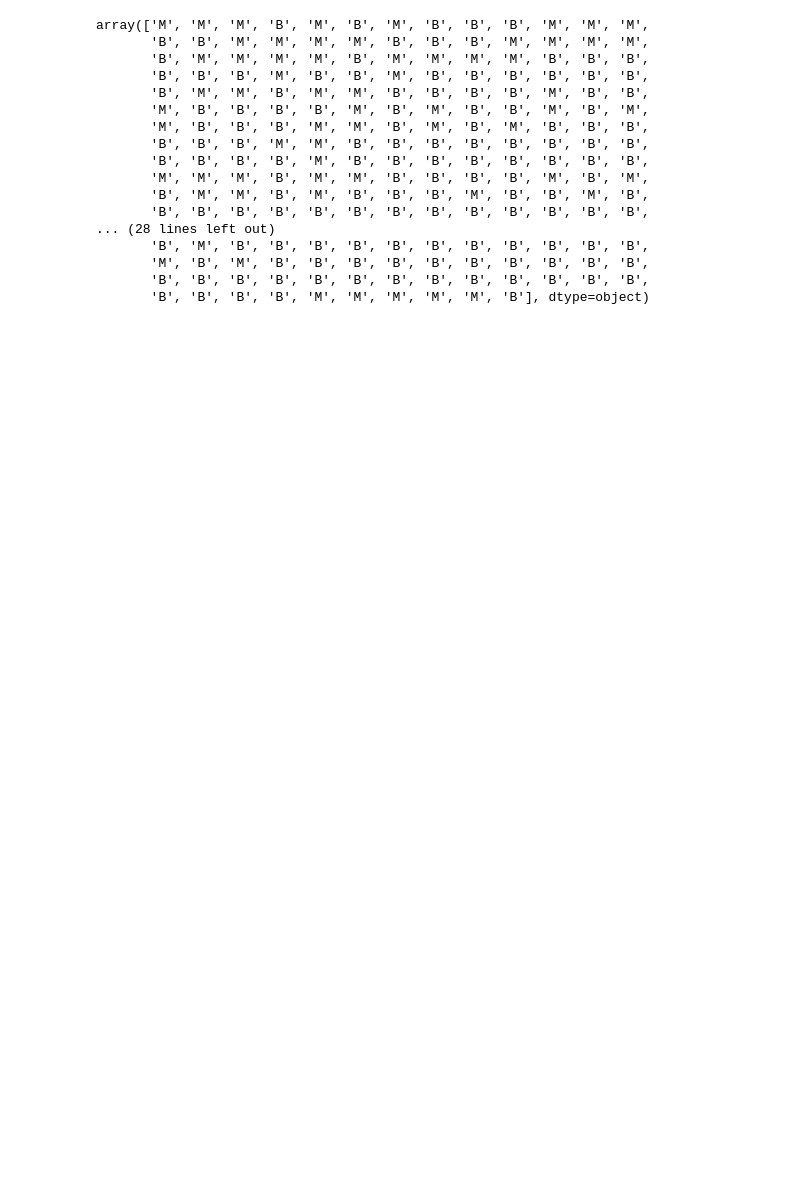
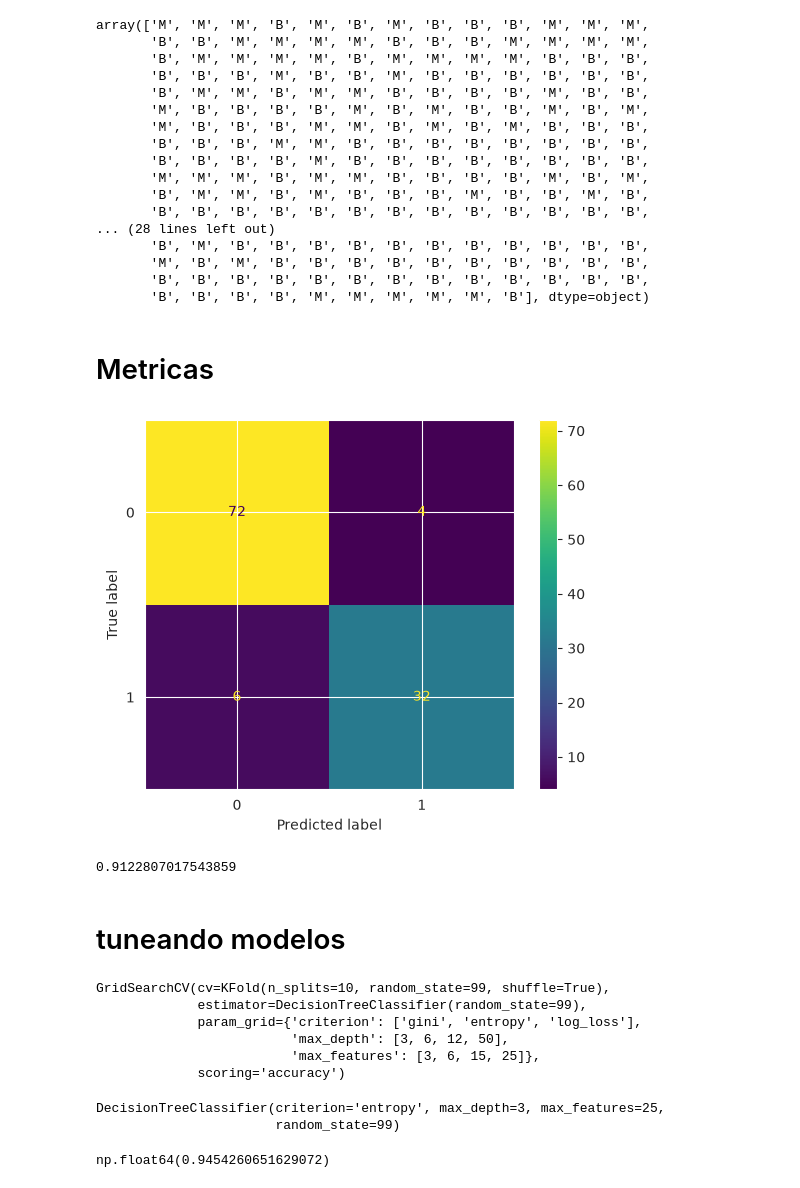
Before and after one commit to gerardofv02/Master, a Jupyter notebook: Machine learning - PART IV/Ejemplos/Ejemplo tema2.ipynb, the cells around one changed output. Saved outputs shown, nothing was run; the diff lists cells and outputs as text; code cells hidden in the pictures; blank space fills up the shorter version.

```diff
--- a/Machine learning - PART IV/Ejemplos/Ejemplo tema2.ipynb
+++ b/Machine learning - PART IV/Ejemplos/Ejemplo tema2.ipynb
@@ -610,3 +612,5 @@ array(['M', 'M', 'M', 'B', 'M', 'B', 'M', 'B', 'B', 'B', 'M', 'M', 'M',
        'M', 'B', 'M', 'B', 'B', 'B', 'B', 'B', 'B', 'B', 'B', 'B', 'B',
        'B', 'B', 'B', 'B', 'B', 'B', 'B', 'B', 'B', 'B', 'B', 'B', 'B',
        'B', 'B', 'B', 'B', 'M', 'M', 'M', 'M', 'M', 'B'], dtype=object)
+# %% [markdown]
+# Metricas
@@ -612,0 +620,56 @@ array(['M', 'M', 'M', 'B', 'M', 'B', 'M', 'B', 'B', 'B', 'M', 'M', 'M',
+# %%
+x_train, x_test, y_train, y_test = train_test_split(x,y,test_size=.2,random_state=99)
+
+model = DecisionTreeClassifier(random_state=99)
+model.fit(x_train,y_train)
+y_hat = model.predict(x_test)
+## hay q comparar y_hat que es la que estamos prediciendo con y_test, para la matriz de confusion
+# a psera de  uno sea pandas serie sy otr un array, no pasa nada, ma matriz de confusion lo hace bien:
+
+cm = confusion_matrix(y_true=y_test,y_pred=y_hat)
+ConfusionMatrixDisplay(cm).plot()
+plt.show()
+# %% [output]
+[figure, added]
+# %%
+accuracy_score(y_true=y_test,y_pred=y_hat) # para el accuracy
+# %% [output]
+0.9122807017543859
+# %% [markdown]
+# tuneando modelos
+# %%
+from sklearn.model_selection import GridSearchCV
+
+seed =99
+model = DecisionTreeClassifier(random_state=seed)
+cv_technique = KFold(n_splits=10, shuffle=True,random_state=seed)
+params = {
+    'criterion': ['gini','entropy','log_loss'],
+    'max_depth': [3,6,12,50],
+    'max_features': [3,6,15,25]
+} ## parametros que queiro que pruebe el gridserach para encontrar el mejor modelo
+
+grid_model = GridSearchCV(
+    estimator=model,
+    cv=cv_technique,
+    param_grid=params,
+    scoring='accuracy'
+)
+
+grid_model.fit(x,y) ## como antes de hacer el kfold antes del grid yu lo estamos diviendo no tendriamos porq hacer una division de train y split, pero en otro caso si se deberia hacer. de todos modos, no es muy recomendable, ya que el conjunto de test esta entrando en el conjunto de entrenamiento
+# %% [output]
+GridSearchCV(cv=KFold(n_splits=10, random_state=99, shuffle=True),
+             estimator=DecisionTreeClassifier(random_state=99),
+             param_grid={'criterion': ['gini', 'entropy', 'log_loss'],
+                         'max_depth': [3, 6, 12, 50],
+                         'max_features': [3, 6, 15, 25]},
+             scoring='accuracy')
+# %%
+grid_model.best_estimator_ ## mejor modelo con los parametros de entrada
+# %% [output]
+DecisionTreeClassifier(criterion='entropy', max_depth=3, max_features=25,
+                       random_state=99)
+# %%
+grid_model.best_score_ ## best score de media (ha hecho los 10 splits y es la media de los 10 splits)
+# %% [output]
+np.float64(0.9454260651629072)
```
Also changed, not shown: parts of 8 cells of this notebook, 1 other file.
